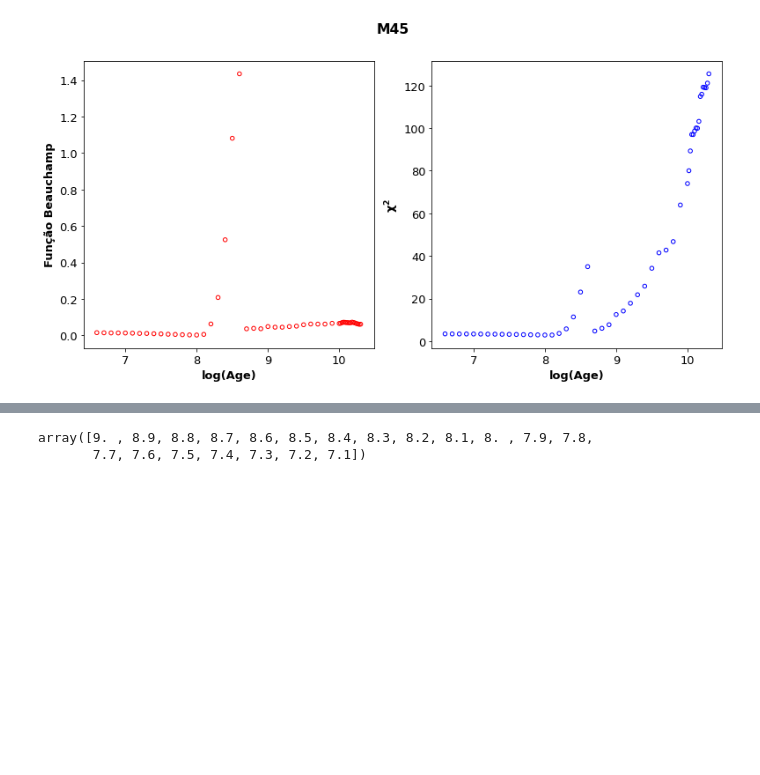
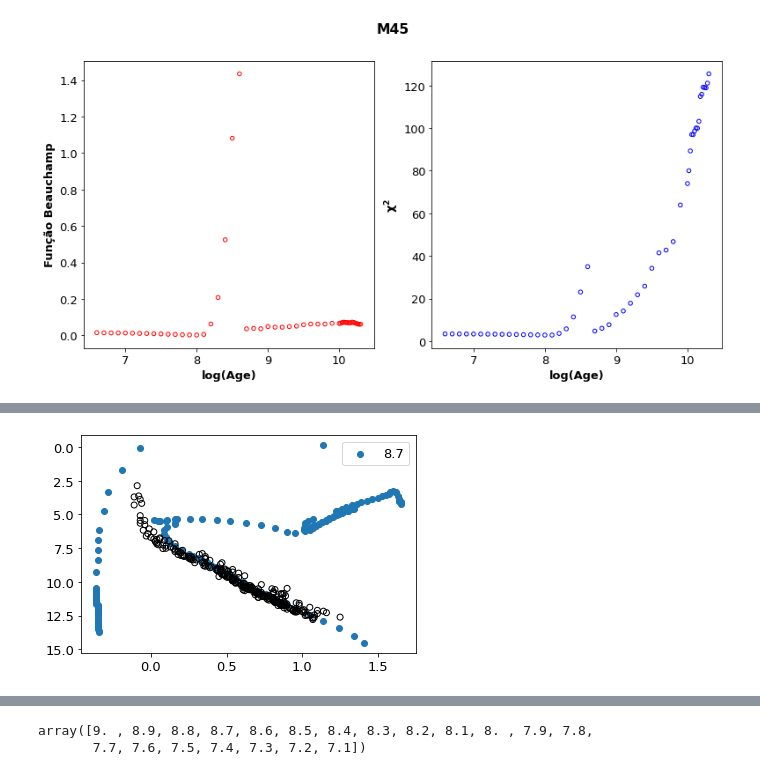
Before and after one commit to jppirest/mw_substructures, a Jupyter notebook: dados/Ag_Simulados/P3/M45/parte2.ipynb, the cells around one changed output, grey strips where cells are left out. Cells and saved outputs as stored; diff of their text form; code cells hidden in the pictures; blank space fills up the shorter version.

```diff
--- a/dados/Ag_Simulados/P3/M45/parte2.ipynb
+++ b/dados/Ag_Simulados/P3/M45/parte2.ipynb
@@ -230,0 +281,12 @@ Text(0.5, 0.98, 'M45')
+# %%
+
+data = iso[iso['log(Age)'] == 8.7]
+Xiso = np.array(data['(B-V)o'] + E)
+Yiso = np.array(data['Mv'] + minimo_chi)
+plt.scatter(Xiso,Yiso,label = str(element))
+#plt.scatter(Xiso[-1],Yiso[-1], color = 'red')
+plt.scatter(i1['B-V'] ,i1['V'], color = 'none', edgecolor = 'black')
+plt.legend()
+plt.gca().invert_yaxis()
+# %% [output]
+[figure, added]
```
Also changed, not shown: parts of 9 cells of this notebook, 6 other files.
